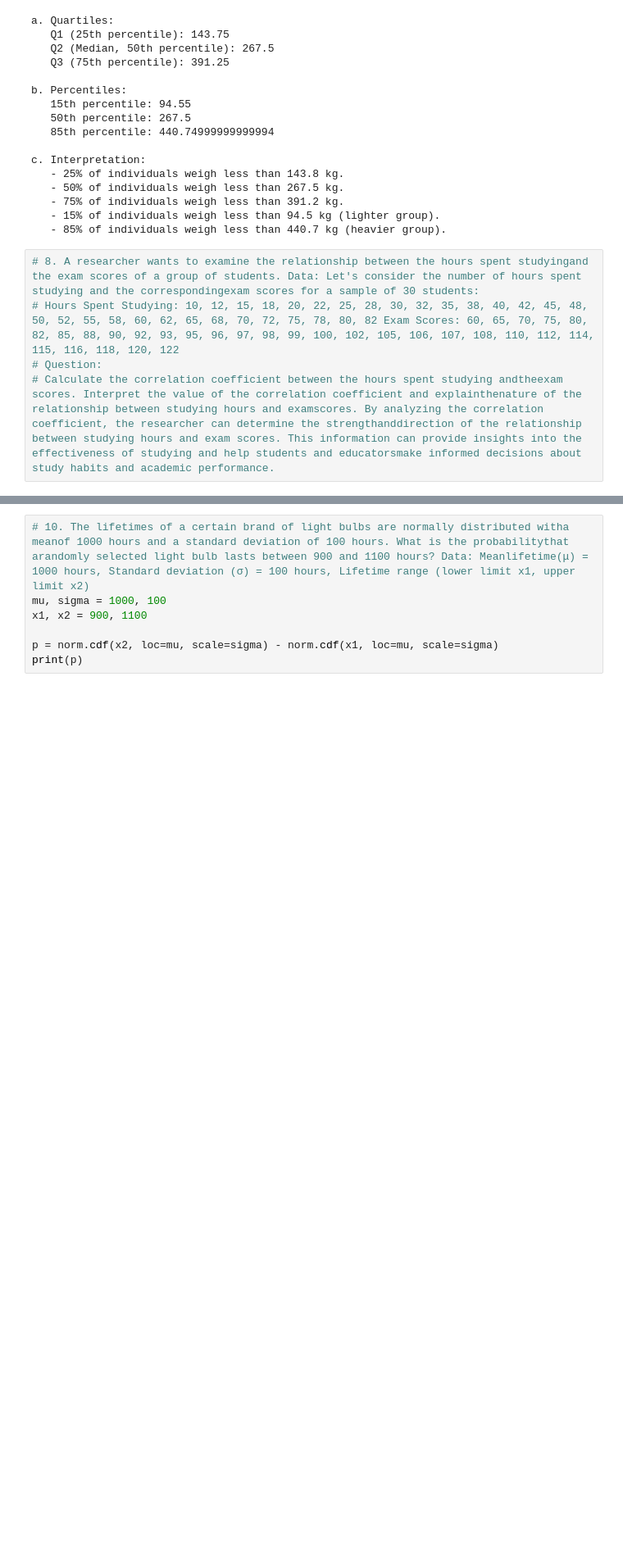
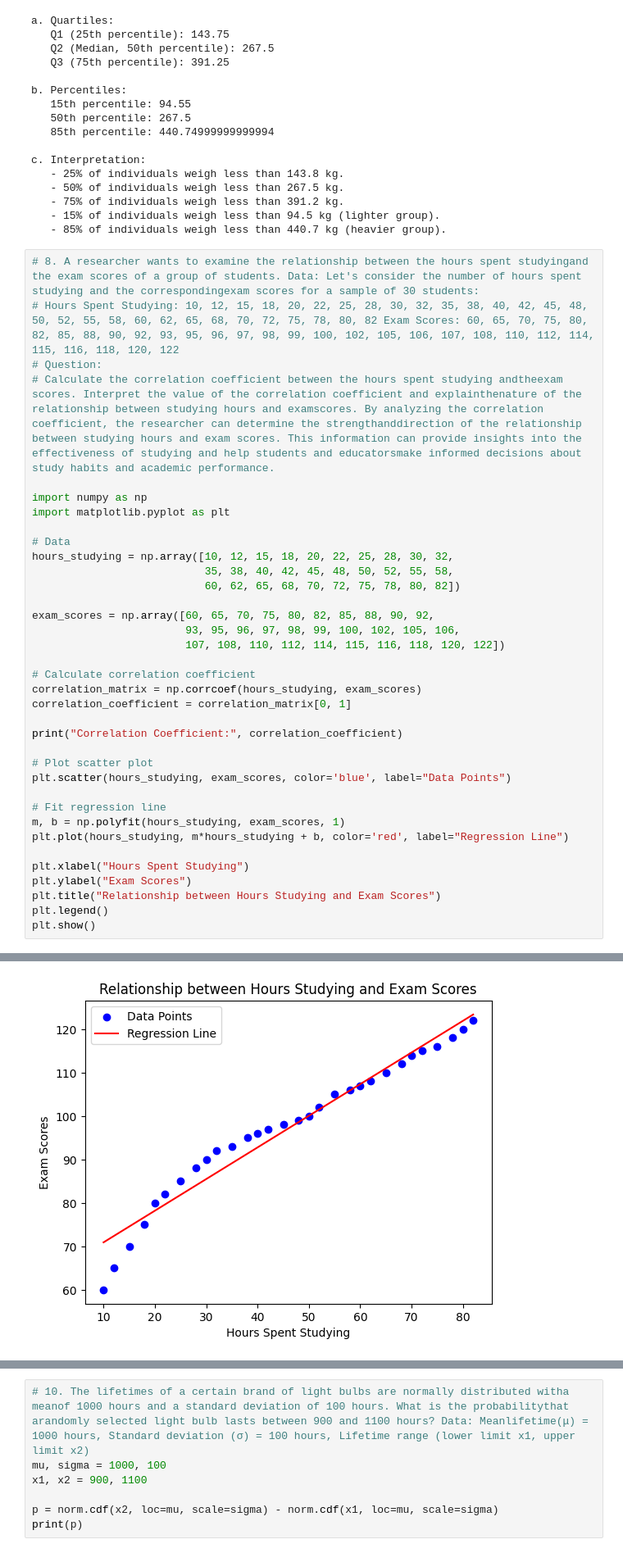
Before and after one commit to yashshah2511/Tops-Assignment, a Jupyter notebook: Assignment/Module 4 Essential Statistics & Mathematics for DataScience/file1.ipynb, the cells around one changed output, grey strips where cells are left out. Shown at 82% size. Saved outputs shown, nothing was run; the diff lists cells and outputs as text; blank space fills up the shorter version.

```diff
--- a/Assignment/Module 4 Essential Statistics & Mathematics for DataScience/file1.ipynb
+++ b/Assignment/Module 4 Essential Statistics & Mathematics for DataScience/file1.ipynb
@@ -330,3 +331,35 @@ c. Interpretation:
 # Hours Spent Studying: 10, 12, 15, 18, 20, 22, 25, 28, 30, 32, 35, 38, 40, 42, 45, 48, 50, 52, 55, 58, 60, 62, 65, 68, 70, 72, 75, 78, 80, 82 Exam Scores: 60, 65, 70, 75, 80, 82, 85, 88, 90, 92, 93, 95, 96, 97, 98, 99, 100, 102, 105, 106, 107, 108, 110, 112, 114, 115, 116, 118, 120, 122
 # Question:
 # Calculate the correlation coefficient between the hours spent studying andtheexam scores. Interpret the value of the correlation coefficient and explainthenature of the relationship between studying hours and examscores. By analyzing the correlation coefficient, the researcher can determine the strengthanddirection of the relationship between studying hours and exam scores. This information can provide insights into the effectiveness of studying and help students and educatorsmake informed decisions about study habits and academic performance.
+
+import numpy as np
+import matplotlib.pyplot as plt
+
+# Data
+hours_studying = np.array([10, 12, 15, 18, 20, 22, 25, 28, 30, 32,
+                           35, 38, 40, 42, 45, 48, 50, 52, 55, 58,
+                           60, 62, 65, 68, 70, 72, 75, 78, 80, 82])
+
+exam_scores = np.array([60, 65, 70, 75, 80, 82, 85, 88, 90, 92,
+                        93, 95, 96, 97, 98, 99, 100, 102, 105, 106,
+                        107, 108, 110, 112, 114, 115, 116, 118, 120, 122])
+
+# Calculate correlation coefficient
+correlation_matrix = np.corrcoef(hours_studying, exam_scores)
+correlation_coefficient = correlation_matrix[0, 1]
+
+print("Correlation Coefficient:", correlation_coefficient)
+
+# Plot scatter plot
+plt.scatter(hours_studying, exam_scores, color='blue', label="Data Points")
+
+# Fit regression line
+m, b = np.polyfit(hours_studying, exam_scores, 1)
+plt.plot(hours_studying, m*hours_studying + b, color='red', label="Regression Line")
+
+plt.xlabel("Hours Spent Studying")
+plt.ylabel("Exam Scores")
+plt.title("Relationship between Hours Studying and Exam Scores")
+plt.legend()
+plt.show()
+# %% [output]
@@ -333,3 +367,4 @@ c. Interpretation:
+[figure, added]
 # %%
 # 9. A multiple-choice test consists of 10 questions, each with four possible answers. If astudent randomly guesses on each question, what is the probability of gettingat least
 # 8 questions correct? Data: Number of questions (n) = 10, Number of possible
```
Also changed, not shown: parts of 3 cells of this notebook.
